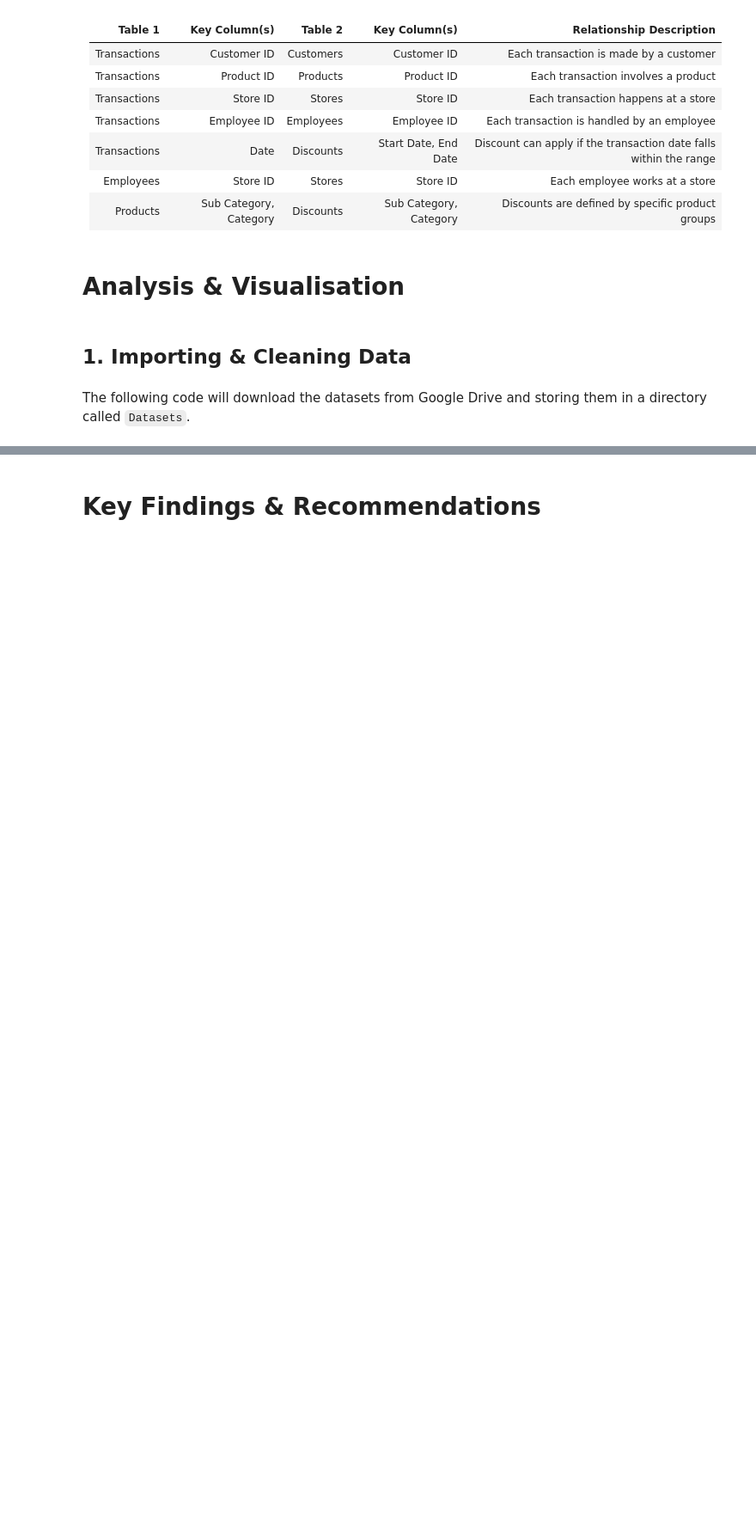
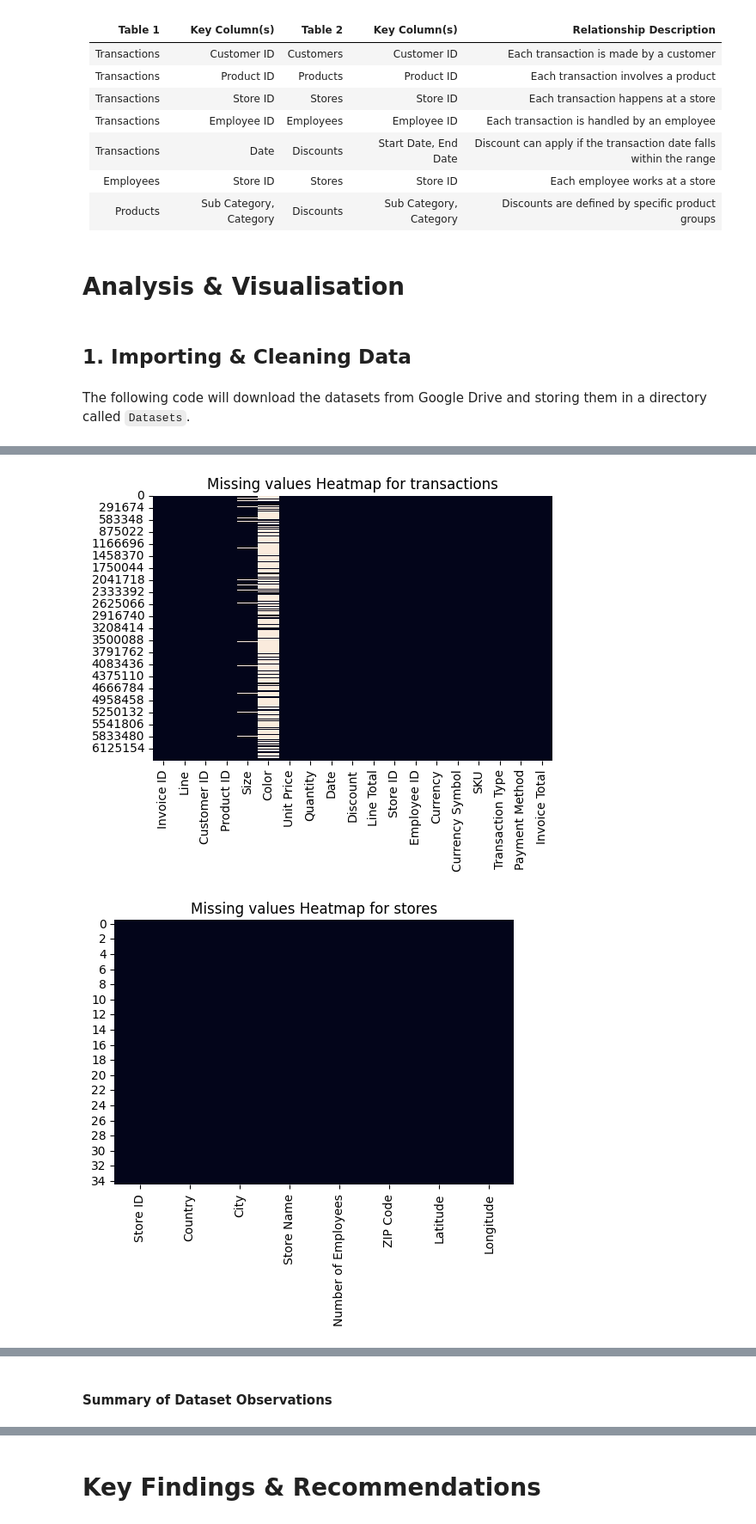
Before and after one commit to MSM2002/Zara-GrossMargin-DataStrategy, a Jupyter notebook: NL_Zara.ipynb, the cells around one changed output, grey strips where cells are left out. Shown: that part at 86% size. Drawn from its saved outputs; the diff is of its cells as text; code cells hidden in the pictures; blank space fills up the shorter version.

```diff
--- a/NL_Zara.ipynb
+++ b/NL_Zara.ipynb
@@ -326,3 +329,13 @@ products = pd.read_csv("Datasets/products.csv")
 employees = pd.read_csv("Datasets/employees.csv")
 discounts = pd.read_csv("Datasets/discounts.csv")
 customers = pd.read_csv("Datasets/customers.csv")
+# %%
+# Storing the dataframes in a dictionary to make easier to loop through the tables
+dataset = {
+    'transactions' : transactions,
+    'stores' : stores,
+    'products' : products,
+    'employees' : employees,
+    'discounts' : discounts,
+    'customers' : customers
+}
@@ -328,0 +344,5 @@ customers = pd.read_csv("Datasets/customers.csv")
+# %%
+# This snippet displays the information of each table in the dataset.
+for name, df in dataset.items():
+    print(f"{name.title()}' Information:")
+    print(df.info(),"\n")
@@ -328,0 +369,7 @@ customers = pd.read_csv("Datasets/customers.csv")
+# %%
+# This snippet the number of duplicate rows of each table in the dataset.
+dataset_duplicate_count = {}
+for name, df in dataset.items():
+    duplicate_count = len(df[df.duplicated()])
+    print(f"The number of duplicate rows in {name}: {duplicate_count}")
+    dataset_duplicate_count[f'{name}'] = duplicate_count
@@ -328,0 +385,14 @@ customers = pd.read_csv("Datasets/customers.csv")
+# %%
+dataset_missing_values = {}
+for name, df in dataset.items():
+    missing_values_count = df.isnull().sum()  # Counts all the missing values of each column
+    missing_values_percentage = missing_values_count/df.shape[0]*100 # Calculates the percentage of missing values of each column
+
+    # Converted into a dataframe because missing_values_count and missing_values_percentage are both Pandas series and the output would be easier to view as a Datafram
+    missing_values = pd.DataFrame({
+        'count' : missing_values_count,
+        'percentage' : missing_values_percentage
+    })
+    print(f"Missing values in each column of {name}:")
+    print(missing_values, "\n")
+    dataset_missing_values[f'{name}'] = missing_values
@@ -328,0 +417,10 @@ customers = pd.read_csv("Datasets/customers.csv")
+# %%
+# Visualising the missing values of each table
+for name, df in dataset.items():
+    plt.figure(figsize = (6,4))
+    sns.heatmap(df.isnull(), cbar=False)
+    plt.title(f"Missing values Heatmap for {name]}")
+    plt.show()
+# %% [output]
+[figure, added]
+[figure, added]
@@ -328,0 +431,2 @@ customers = pd.read_csv("Datasets/customers.csv")
+# %% [markdown]
+#### Summary of Dataset Observations
```
Also changed, not shown: parts of 9 cells of this notebook.
